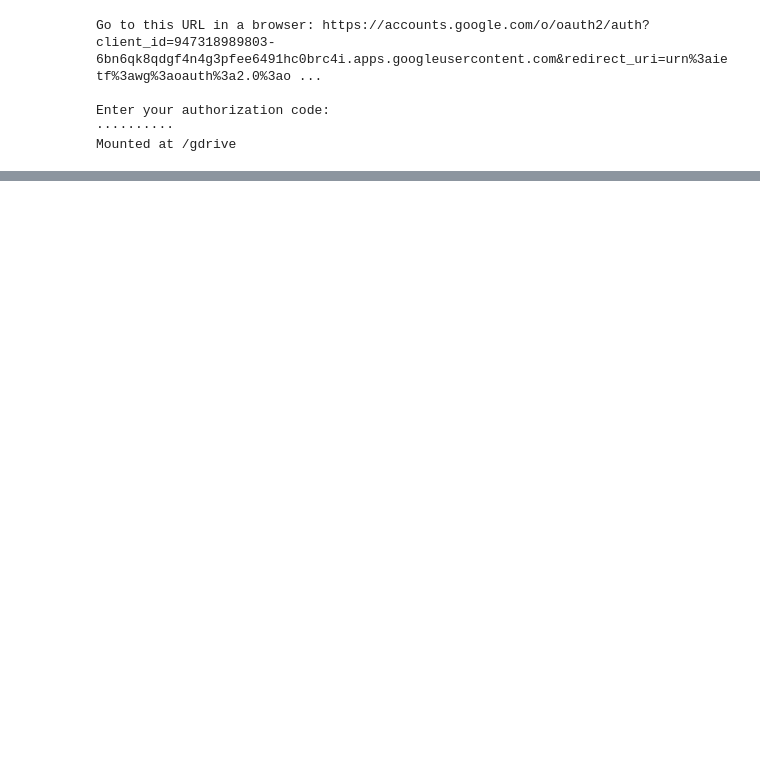
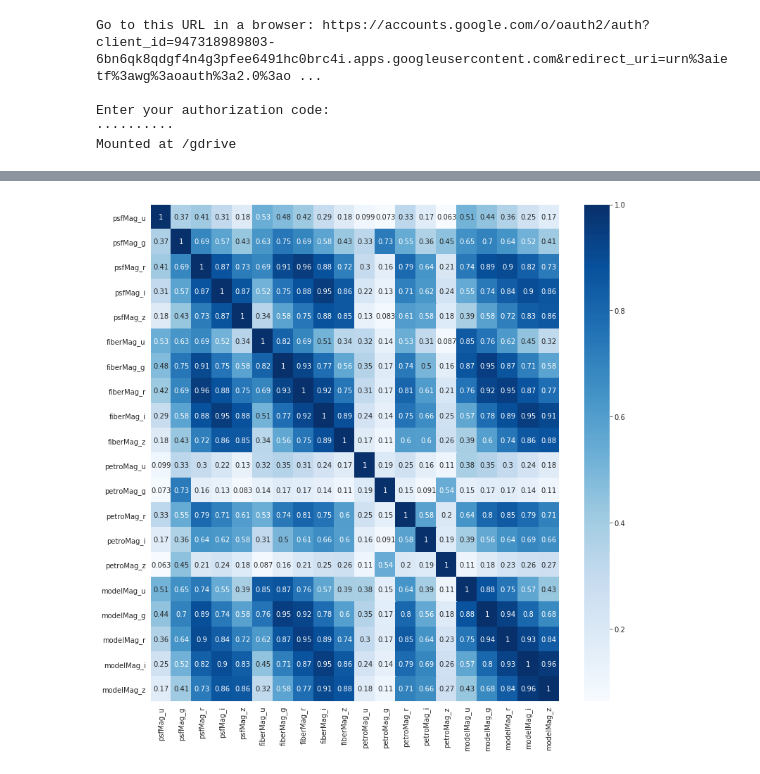
Before and after one commit to GyuYoungCho/machine_learning_Data_analysis, a Jupyter notebook: Dacon/Celestial_body4.ipynb, the cells around one changed output, grey strips where cells are left out. Saved outputs shown, nothing was run; the diff lists cells and outputs as text; code cells hidden in the pictures; blank space fills up the shorter version.

```diff
--- a/Dacon/Celestial_body4.ipynb
+++ b/Dacon/Celestial_body4.ipynb
@@ -255,0 +170,19 @@ submission.to_csv('/gdrive/My Drive/Data/submission1.csv', index=True)
+# %%
+test_box = set_data.iloc[199953:,:]
+train_box = set_data.iloc[:199953,:]
+# %%
+from sklearn.preprocessing import RobustScaler
+from sklearn.preprocessing import MinMaxScaler
+scaler =  RobustScaler()
+scaler1 = MinMaxScaler()
+train_x_sc = scaler.fit_transform(train_box[sc_col])
+test_x_sc = scaler.transform(test_box[sc_col])
+train_not_sc = scaler1.fit_transform(train_x[not_col])
+test_not_sc = scaler1.transform(test_x[not_col])
+train_x_sc =  pd.DataFrame(train_x_sc,columns = sc_col,index = train_box.index)
+test_x_sc =  pd.DataFrame(test_x_sc,columns = sc_col,index = test_box.index)
+train_not_sc =  pd.DataFrame(train_not_sc,columns = sample_submission.columns,index = train_box.index)
+test_not_sc =  pd.DataFrame(test_not_sc,columns = sample_submission.columns,index = test_box.index)
+# %%
+train_x_sc = pd.concat([train_x_sc, train_not_sc],axis=1)
+test_x_sc = pd.concat([test_x_sc, test_not_sc],axis=1)
@@ -255,0 +222,6 @@ submission.to_csv('/gdrive/My Drive/Data/submission1.csv', index=True)
+# %%
+corrmat = train_x_sc[sc_col].corr()
+plt.figure(figsize=(13,13))
+g = sns.heatmap(corrmat,annot=True,cmap="Blues")
+# %% [output]
+[figure, added]
```
Also changed, not shown: parts of 39 cells of this notebook.
